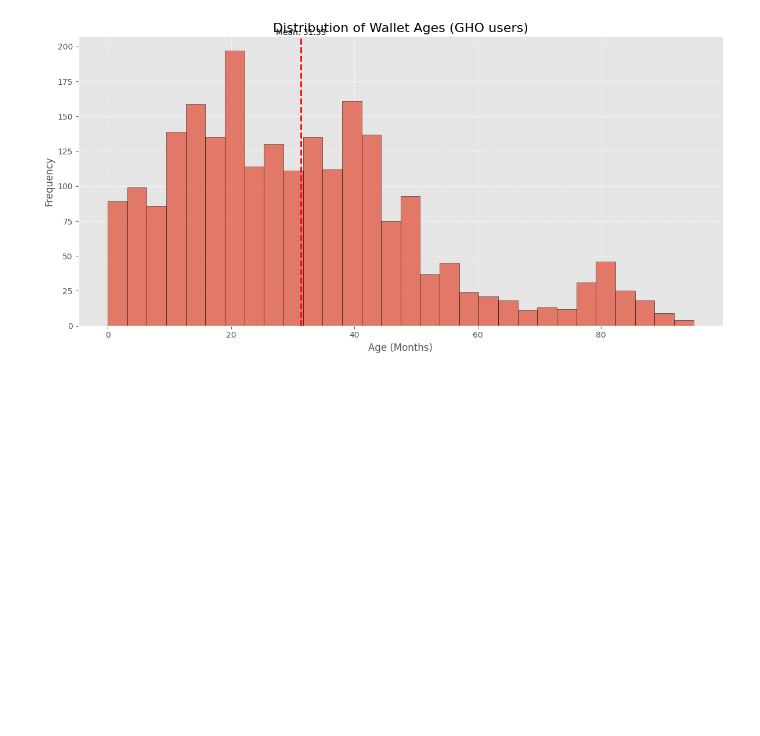
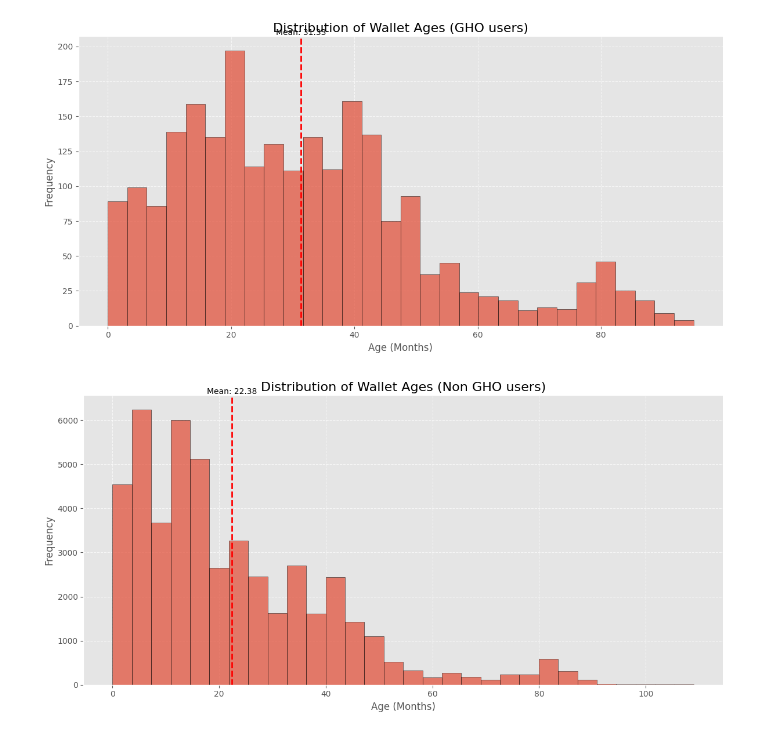
Before and after one commit to benber86/gho_users, a Jupyter notebook: Wallet Ages.ipynb, the cells around one changed output. Cells and saved outputs as stored; diff of their text form; code cells hidden in the pictures; blank space fills up the shorter version.

```diff
--- a/Wallet Ages.ipynb
+++ b/Wallet Ages.ipynb
@@ -204,3 +204,24 @@ plt.tight_layout()
 plt.show()
 # %% [output]
 [figure]
+# %%
+non_gho_ages_series = ages_series[list(set(ages_series.index) -(gho_users))]
+# %%
+
+fig, ax = plt.subplots(figsize=(12, 6))
+non_gho_ages_series.hist(ax=ax, bins=30, edgecolor='black', alpha=0.7)
+ax.set_title('Distribution of Wallet Ages (Non GHO users)', fontsize=16)
+ax.set_xlabel('Age (Months)', fontsize=12)
+ax.set_ylabel('Frequency', fontsize=12)
+ax.grid(True, linestyle='--', alpha=0.7)
+ax.spines['top'].set_visible(False)
+ax.spines['right'].set_visible(False)
+mean_age = non_gho_ages_series.mean()
+ax.axvline(mean_age, color='red', linestyle='dashed', linewidth=2)
+ax.text(mean_age, ax.get_ylim()[1], f'Mean: {mean_age:.2f}',
+        horizontalalignment='center', verticalalignment='bottom')
+
+plt.tight_layout()
+plt.show()
+# %% [output]
+[figure, added]
```
Also changed, not shown: parts of 2 cells of this notebook.
